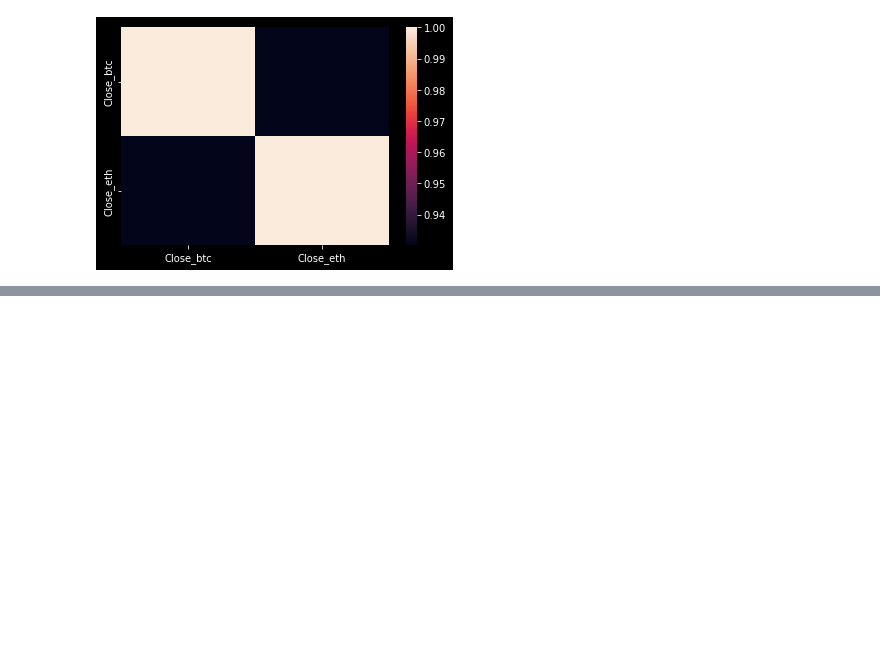
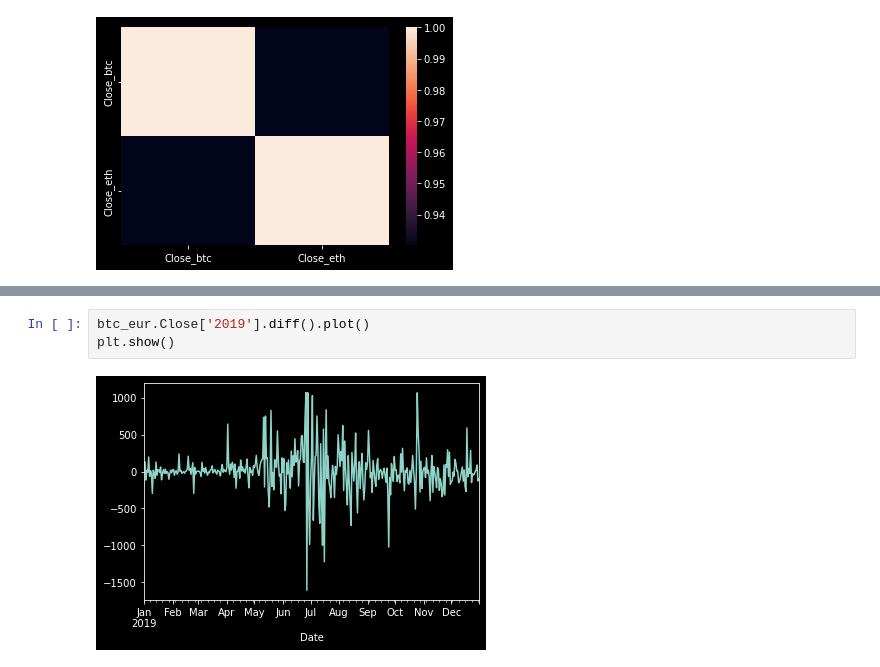
Before and after one commit to Franck-PepperLabs/pepper_data-science_practising, a Jupyter notebook: Machine Learnia/jupyter/ml_18_pandas_timeseries.ipynb, the cells around one changed output, grey strips where cells are left out. Saved outputs shown, nothing was run; the diff lists cells and outputs as text; blank space fills up the shorter version.

```diff
--- a/Machine Learnia/jupyter/ml_18_pandas_timeseries.ipynb
+++ b/Machine Learnia/jupyter/ml_18_pandas_timeseries.ipynb
@@ -249,0 +263,5 @@ sns.heatmap(corr)
+# %%
+btc_eur.Close['2019'].diff().plot()
+plt.show()
+# %% [output]
+[figure, added]
```
Also changed, not shown: parts of 4 cells of this notebook.
